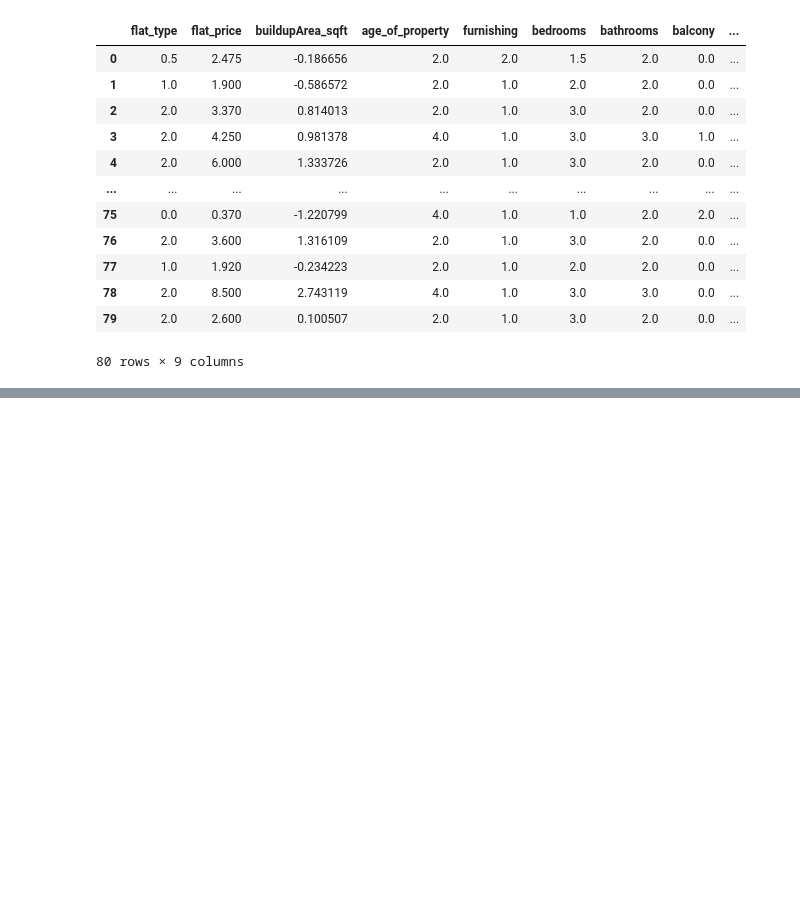
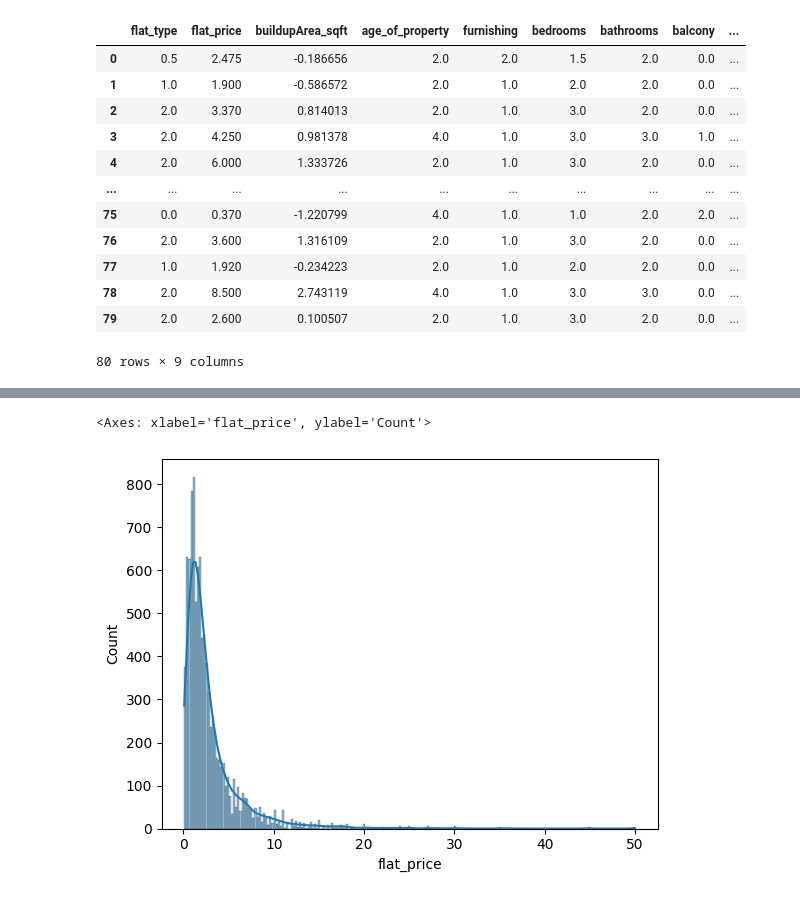
Before and after one commit to sanjaychauhan001/mumbai-real-estate-project, a Jupyter notebook: Analysis.ipynb, the cells around one changed output, grey strips where cells are left out. Cells and saved outputs as stored; diff of their text form; code cells hidden in the pictures; blank space fills up the shorter version.

```diff
--- a/Analysis.ipynb
+++ b/Analysis.ipynb
@@ -120,3 +120,7 @@ df = df.groupby('location1')['flat_price'].median().reset_index()
 new = data.merge(df,left_index=True,right_index=True)[['flat_price_x','buildupArea_sqft','location1','cluster']]
 # %%
 px.scatter_3d(data_frame=new,x='flat_price_x',y='buildupArea_sqft',z='cluster',hover_name='location1')
+# %%
+import pandas as pd
+df = pd.read_csv('data\\mumbai_flats_cleaned_v2.csv')
+df
@@ -122,0 +141,7 @@ px.scatter_3d(data_frame=new,x='flat_price_x',y='buildupArea_sqft',z='cluster',h
+# %%
+import seaborn as sns
+
+sns.histplot(df['flat_price'],kde=True)
+# %% [output]
+<Axes: xlabel='flat_price', ylabel='Count'>
+[figure, added]
```
Also changed, not shown: parts of 1 cell of this notebook, 9 other files.
